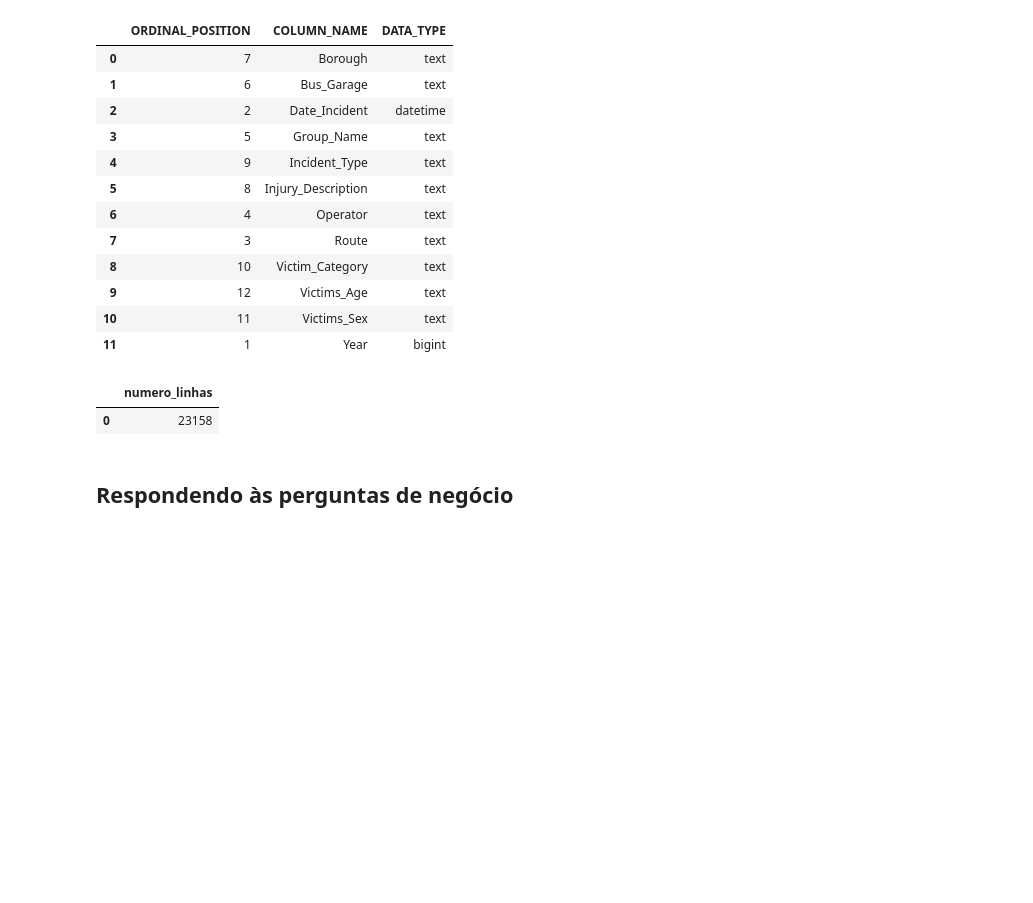
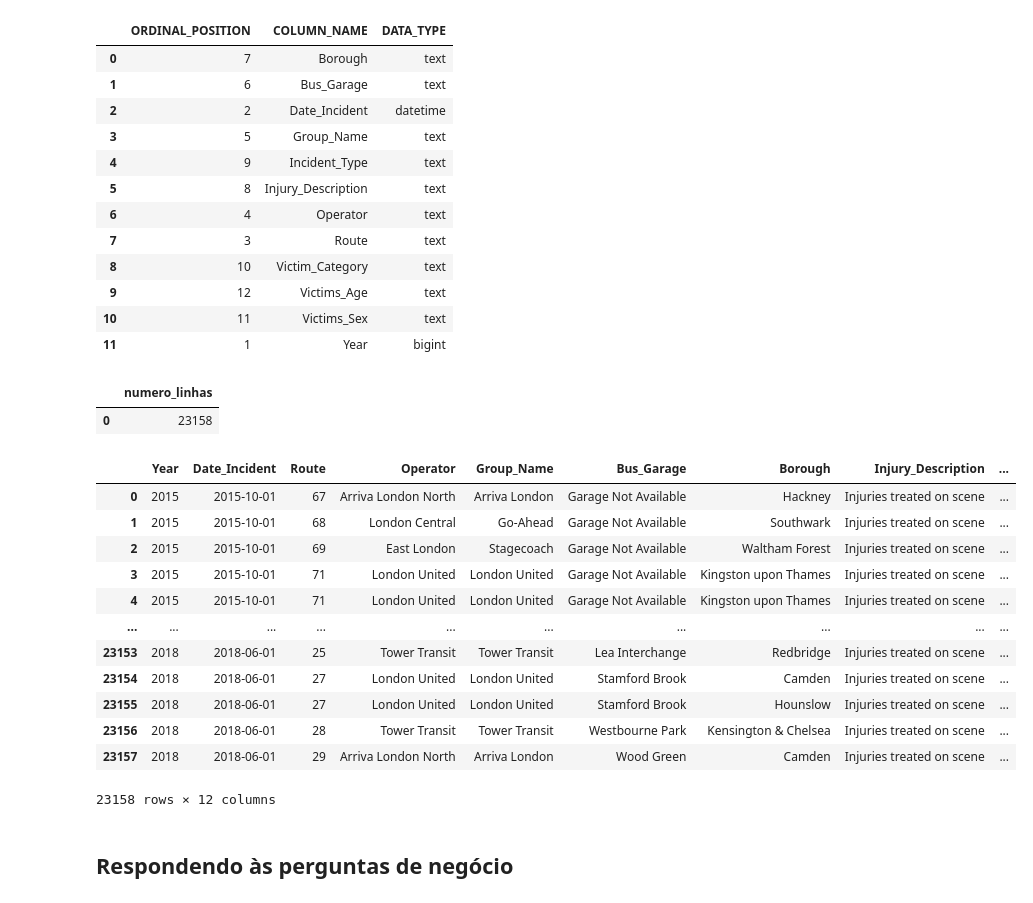
Before and after one commit to EvandroCleto/Projeto03_V3_Analise_Risco_Transporte, a Jupyter notebook: Projeto03_V3_Risco_Transp.ipynb, the cells around one changed output. Cells and saved outputs as stored; diff of their text form; code cells hidden in the pictures; blank space fills up the shorter version.

```diff
--- a/Projeto03_V3_Risco_Transp.ipynb
+++ b/Projeto03_V3_Risco_Transp.ipynb
@@ -218,6 +180,22 @@ pd.read_sql_query('select count(*) numero_linhas from tb_transporte', engine)
 # %% [output]
 |  | numero_linhas |
 | 0 | 23158 |
+# %%
+pd.read_sql_query('select * from tb_transporte order by 1 ', engine)
+# %% [output]
+|  | Year | Date_Incident | Route | Operator | Group_Name | Bus_Garage | Borough | Injury_Description | ... |
+| 0 | 2015 | 2015-10-01 | 67 | Arriva London North | Arriva London | Garage Not Available | Hackney | Injuries treated on scene | ... |
+| 1 | 2015 | 2015-10-01 | 68 | London Central | Go-Ahead | Garage Not Available | Southwark | Injuries treated on scene | ... |
+| 2 | 2015 | 2015-10-01 | 69 | East London | Stagecoach | Garage Not Available | Waltham Forest | Injuries treated on scene | ... |
+| 3 | 2015 | 2015-10-01 | 71 | London United | London United | Garage Not Available | Kingston upon Thames | Injuries treated on scene | ... |
+| 4 | 2015 | 2015-10-01 | 71 | London United | London United | Garage Not Available | Kingston upon Thames | Injuries treated on scene | ... |
+| ... | ... | ... | ... | ... | ... | ... | ... | ... | ... |
+| 23153 | 2018 | 2018-06-01 | 25 | Tower Transit | Tower Transit | Lea Interchange | Redbridge | Injuries treated on scene | ... |
+| 23154 | 2018 | 2018-06-01 | 27 | London United | London United | Stamford Brook | Camden | Injuries treated on scene | ... |
+| 23155 | 2018 | 2018-06-01 | 27 | London United | London United | Stamford Brook | Hounslow | Injuries treated on scene | ... |
+| 23156 | 2018 | 2018-06-01 | 28 | Tower Transit | Tower Transit | Westbourne Park | Kensington & Chelsea | Injuries treated on scene | ... |
+| 23157 | 2018 | 2018-06-01 | 29 | Arriva London North | Arriva London | Wood Green | Camden | Injuries treated on scene | ... |
+23158 rows × 12 columns
 # %% [markdown]
 ## Respondendo às perguntas de negócio
 # %% [markdown]
```
Also changed, not shown: parts of 32 cells of this notebook.
